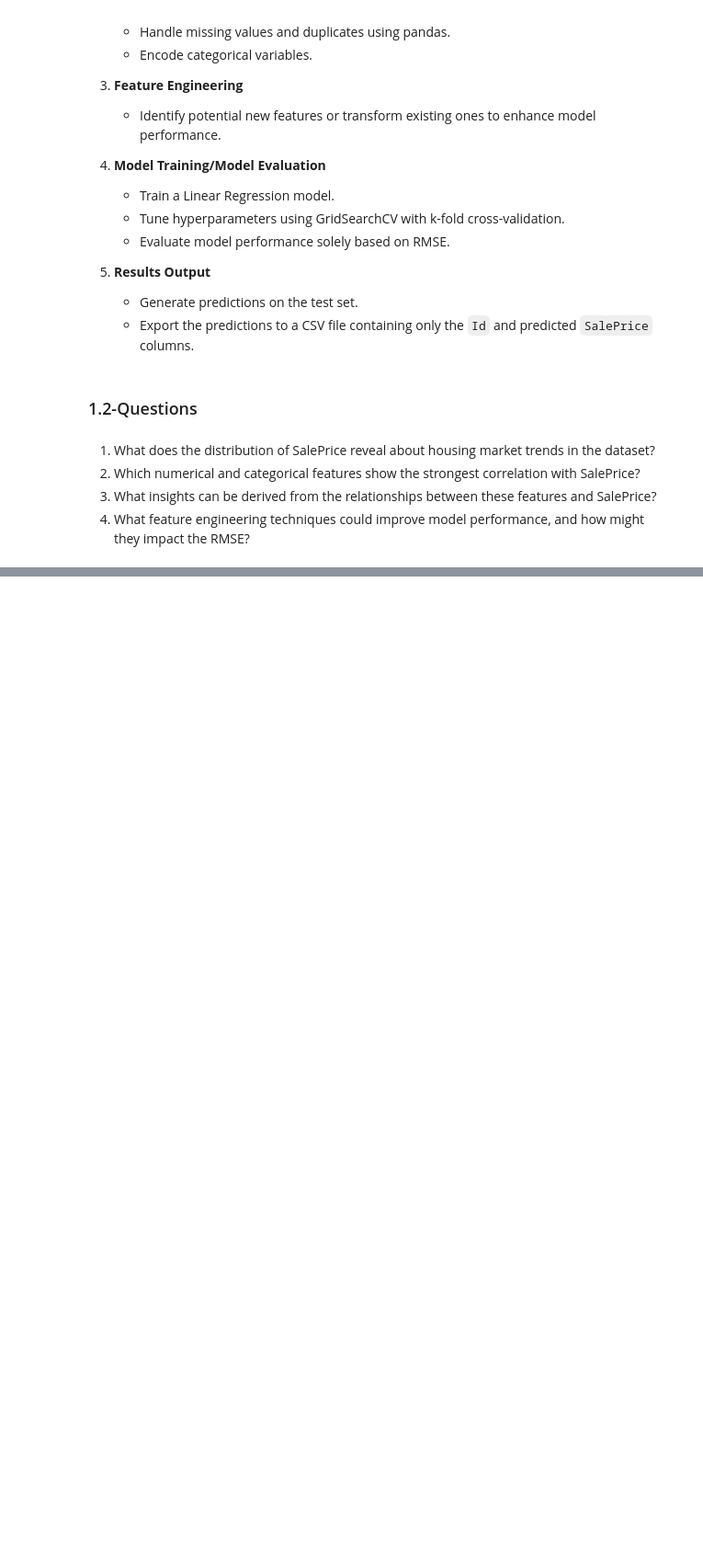
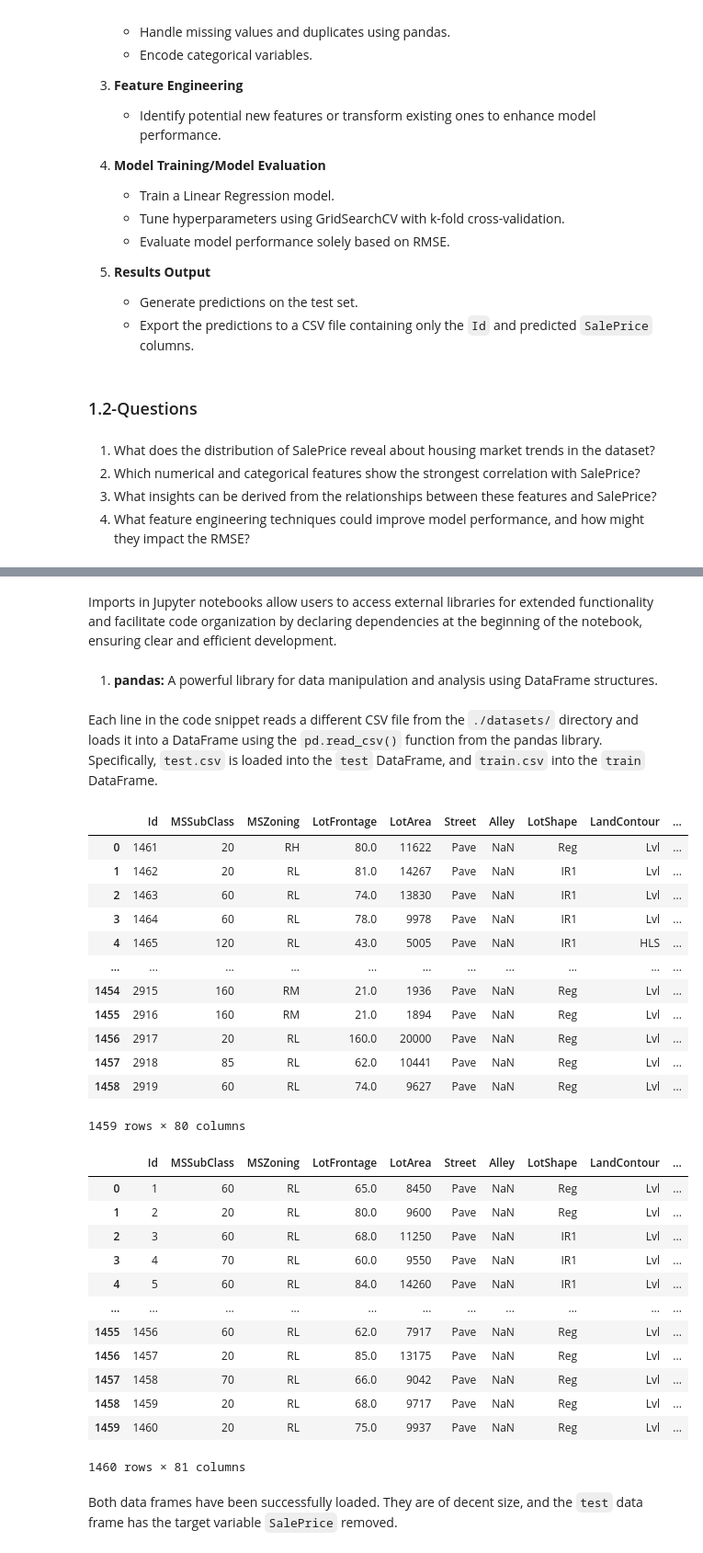
Before and after one commit to alexcoy06/Housing_Prices, a Jupyter notebook: ames_housing.ipynb, the cells around one changed output, grey strips where cells are left out. Shown: that part at 92% size. Cells and saved outputs as stored; diff of their text form; code cells hidden in the pictures; blank space fills up the shorter version.

```diff
--- a/ames_housing.ipynb
+++ b/ames_housing.ipynb
@@ -36,0 +39,2 @@ In this project, I will predict housing prices using training and test datasets
+# %% [markdown]
+Imports in Jupyter notebooks allow users to access external libraries for extended functionality and facilitate code organization by declaring dependencies at the beginning of the notebook, ensuring clear and efficient development.
@@ -36,0 +43,38 @@ In this project, I will predict housing prices using training and test datasets
+# %% [markdown]
+1. **pandas:** A powerful library for data manipulation and analysis using DataFrame structures.
+# %%
+test = pd.read_csv('./datasets/test.csv')
+train = pd.read_csv('./datasets/train.csv')
+# %% [markdown]
+Each line in the code snippet reads a different CSV file from the `./datasets/` directory and loads it into a DataFrame using the `pd.read_csv()` function from the pandas library. Specifically, `test.csv` is loaded into the `test` DataFrame, and `train.csv` into the `train` DataFrame.
+# %%
+display(test, train)
+# %% [output]
+|  | Id | MSSubClass | MSZoning | LotFrontage | LotArea | Street | Alley | LotShape | LandContour | ... |
+| 0 | 1461 | 20 | RH | 80.0 | 11622 | Pave | NaN | Reg | Lvl | ... |
+| 1 | 1462 | 20 | RL | 81.0 | 14267 | Pave | NaN | IR1 | Lvl | ... |
+| 2 | 1463 | 60 | RL | 74.0 | 13830 | Pave | NaN | IR1 | Lvl | ... |
+| 3 | 1464 | 60 | RL | 78.0 | 9978 | Pave | NaN | IR1 | Lvl | ... |
+| 4 | 1465 | 120 | RL | 43.0 | 5005 | Pave | NaN | IR1 | HLS | ... |
+| ... | ... | ... | ... | ... | ... | ... | ... | ... | ... | ... |
+| 1454 | 2915 | 160 | RM | 21.0 | 1936 | Pave | NaN | Reg | Lvl | ... |
+| 1455 | 2916 | 160 | RM | 21.0 | 1894 | Pave | NaN | Reg | Lvl | ... |
+| 1456 | 2917 | 20 | RL | 160.0 | 20000 | Pave | NaN | Reg | Lvl | ... |
+| 1457 | 2918 | 85 | RL | 62.0 | 10441 | Pave | NaN | Reg | Lvl | ... |
+| 1458 | 2919 | 60 | RL | 74.0 | 9627 | Pave | NaN | Reg | Lvl | ... |
+1459 rows × 80 columns
+|  | Id | MSSubClass | MSZoning | LotFrontage | LotArea | Street | Alley | LotShape | LandContour | ... |
+| 0 | 1 | 60 | RL | 65.0 | 8450 | Pave | NaN | Reg | Lvl | ... |
+| 1 | 2 | 20 | RL | 80.0 | 9600 | Pave | NaN | Reg | Lvl | ... |
+| 2 | 3 | 60 | RL | 68.0 | 11250 | Pave | NaN | IR1 | Lvl | ... |
+| 3 | 4 | 70 | RL | 60.0 | 9550 | Pave | NaN | IR1 | Lvl | ... |
+| 4 | 5 | 60 | RL | 84.0 | 14260 | Pave | NaN | IR1 | Lvl | ... |
+| ... | ... | ... | ... | ... | ... | ... | ... | ... | ... | ... |
+| 1455 | 1456 | 60 | RL | 62.0 | 7917 | Pave | NaN | Reg | Lvl | ... |
+| 1456 | 1457 | 20 | RL | 85.0 | 13175 | Pave | NaN | Reg | Lvl | ... |
+| 1457 | 1458 | 70 | RL | 66.0 | 9042 | Pave | NaN | Reg | Lvl | ... |
+| 1458 | 1459 | 20 | RL | 68.0 | 9717 | Pave | NaN | Reg | Lvl | ... |
+| 1459 | 1460 | 20 | RL | 75.0 | 9937 | Pave | NaN | Reg | Lvl | ... |
+1460 rows × 81 columns
+# %% [markdown]
+Both data frames have been successfully loaded. They are of decent size, and the `test` data frame has the target variable `SalePrice` removed.
```
Also changed, not shown: parts of 2 cells of this notebook.
